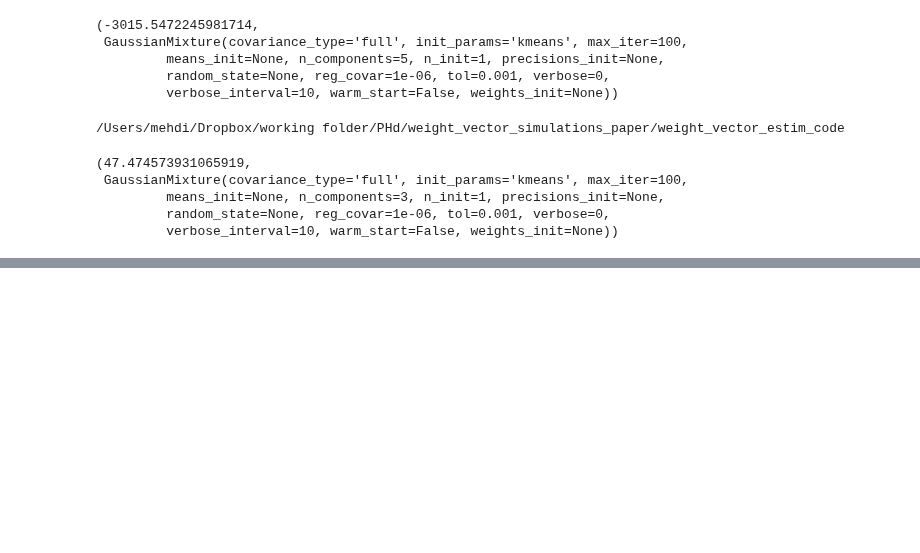
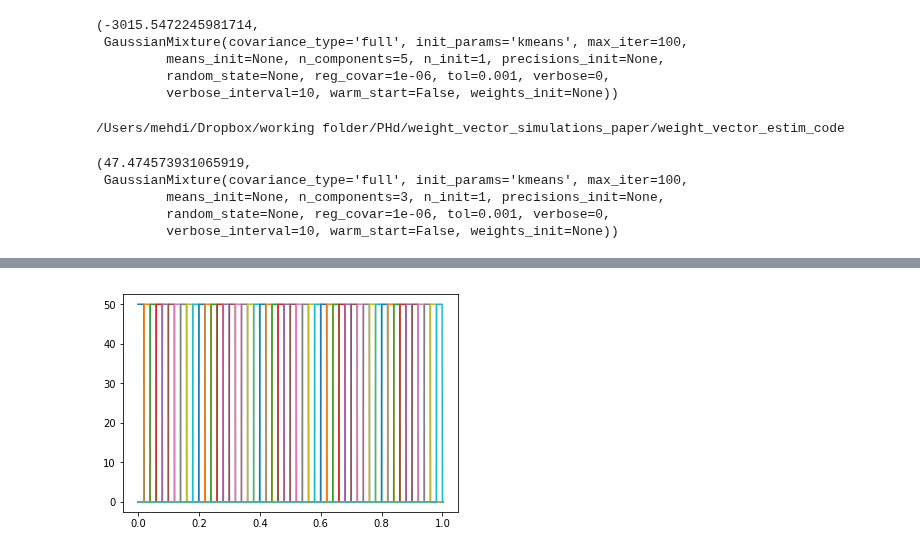
Before and after one commit to mehdisebbar/kl-aggregation, a Jupyter notebook: weight_vector_simulations_paper/weight_vector_estim_code/clustering.ipynb, the cells around one changed output, grey strips where cells are left out. Saved outputs shown, nothing was run; the diff lists cells and outputs as text; code cells hidden in the pictures; blank space fills up the shorter version.

```diff
--- a/weight_vector_simulations_paper/weight_vector_estim_code/clustering.ipynb
+++ b/weight_vector_simulations_paper/weight_vector_estim_code/clustering.ipynb
@@ -262,0 +273,10 @@ mle_bic(Y,15)
+# %%
+densities = []
+for i in range(50):
+        densities.append(uniform(i*1./50,1./50))
+# %%
+x = np.linspace(0, 1, 1000)
+for d in densities:
+    plt.plot(x, d.pdf(x))
+# %% [output]
+[figure, added]
```
Also changed, not shown: parts of 2 cells of this notebook, 2 other files.
